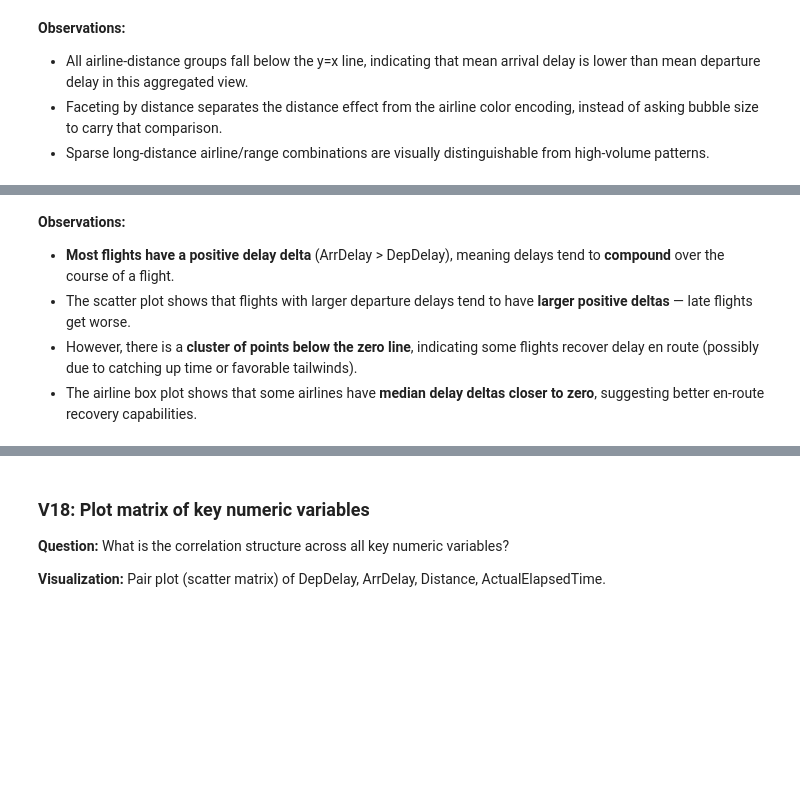
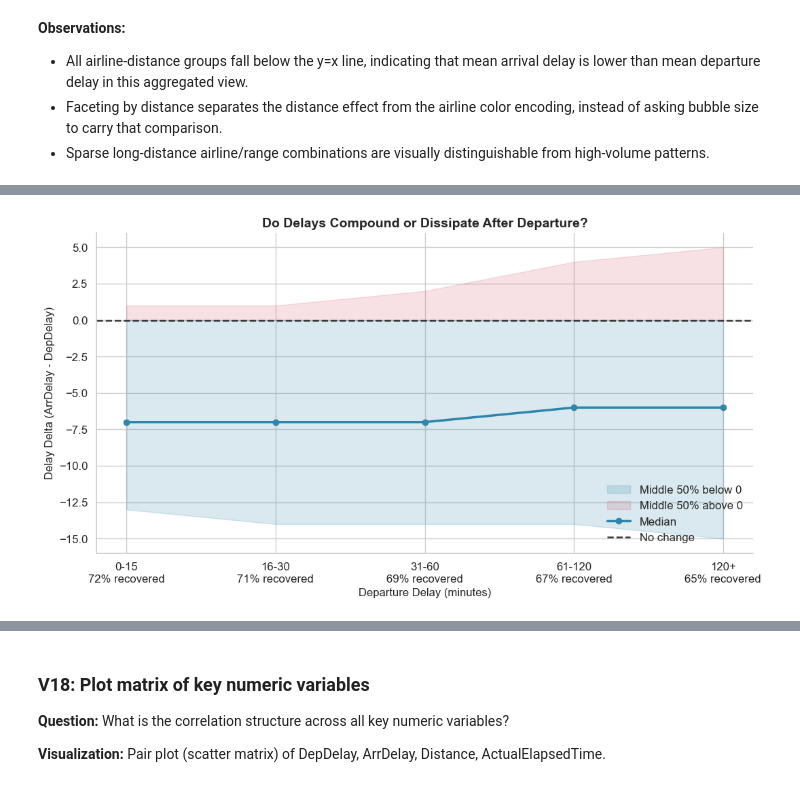
Before and after one commit to luisjfeliu/data-analysis-flight-delays-visuals, a Jupyter notebook: Part_I_exploration.ipynb, the cells around one changed output, grey strips where cells are left out. Saved outputs shown, nothing was run; the diff lists cells and outputs as text; code cells hidden in the pictures; blank space fills up the shorter version.

```diff
--- a/Part_I_exploration.ipynb
+++ b/Part_I_exploration.ipynb
@@ -1192,6 +1169,71 @@ plt.tight_layout()
-# %% [markdown]
-**Observations:**
-- **Most flights have a positive delay delta** (ArrDelay > DepDelay), meaning delays tend to **compound** over the course of a flight.
-- The scatter plot shows that flights with larger departure delays tend to have **larger positive deltas** — late flights get worse.
-- However, there is a **cluster of points below the zero line**, indicating some flights recover delay en route (possibly due to catching up time or favorable tailwinds).
-- The airline box plot shows that some airlines have **median delay deltas closer to zero**, suggesting better en-route recovery capabilities.
+# %%
+v17_flights = df_active[df_active['DepDelay'] >= 0].copy()
+
+dep_delay_bins = [0, 15, 30, 60, 120, np.inf]
+dep_delay_labels = ['0-15', '16-30', '31-60', '61-120', '120+']
+v17_flights['DepDelayRange'] = pd.cut(
+    v17_flights['DepDelay'],
+    bins=dep_delay_bins,
+    labels=dep_delay_labels,
+    include_lowest=True
+)
+
+v17_bin_summary = (
+    v17_flights.dropna(subset=['DepDelayRange'])
+    .groupby('DepDelayRange', observed=True)
+    .agg(
+        median_delta=('DelayDelta', 'median'),
+        q1_delta=('DelayDelta', lambda values: values.quantile(0.25)),
+        q3_delta=('DelayDelta', lambda values: values.quantile(0.75)),
+        recovered_share=('DelayDelta', lambda values: (values < 0).mean())
+    )
+    .reindex(dep_delay_labels)
+    .reset_index()
+)
+
+fig, ax = plt.subplots(figsize=(11, 6))
+
+# Delay recovery/worsening by departure-delay range
+x = np.arange(len(v17_bin_summary))
+iqr_lower = v17_bin_summary['q1_delta']
+iqr_upper = v17_bin_summary['q3_delta']
+ax.fill_between(
+    x,
+    iqr_lower,
+    np.minimum(iqr_upper, 0),
+    where=iqr_lower < 0,
+    color='#2E86AB',
+    alpha=0.18,
+    label='Middle 50% below 0'
+)
+ax.fill_between(
+    x,
+    np.maximum(iqr_lower, 0),
+    iqr_upper,
+    where=iqr_upper > 0,
+    color='#D1495B',
+    alpha=0.16,
+    label='Middle 50% above 0'
+)
+ax.plot(
+    x,
+    v17_bin_summary['median_delta'],
+    marker='o',
+    color='#2E86AB',
+    linewidth=2.5,
+    label='Median'
+)
+ax.axhline(0, color='#222222', linestyle='--', alpha=0.9, linewidth=1.8, label='No change')
+ax.set_xticks(x)
+ax.set_xticklabels([
+    f"{row.DepDelayRange}\n{row.recovered_share:.0%} recovered"
+    for row in v17_bin_summary.itertuples()
+])
+ax.set_title('Do Delays Compound or Dissipate After Departure?', fontsize=14, fontweight='bold')
+ax.set_xlabel('Departure Delay (minutes)', fontsize=12)
+ax.set_ylabel('Delay Delta (ArrDelay - DepDelay)', fontsize=12)
+ax.legend(frameon=False, loc='lower right')
+
+plt.tight_layout()
+# %% [output]
+[figure, added]
```
Also changed, not shown: parts of 4 cells of this notebook.
